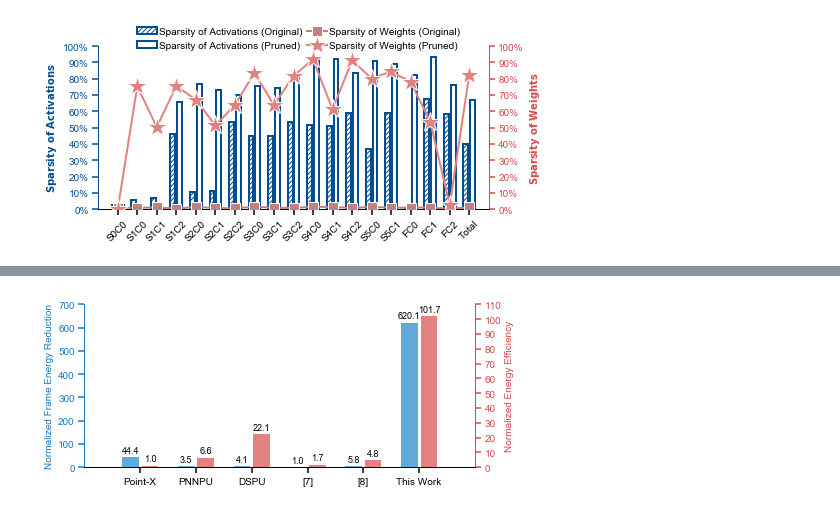
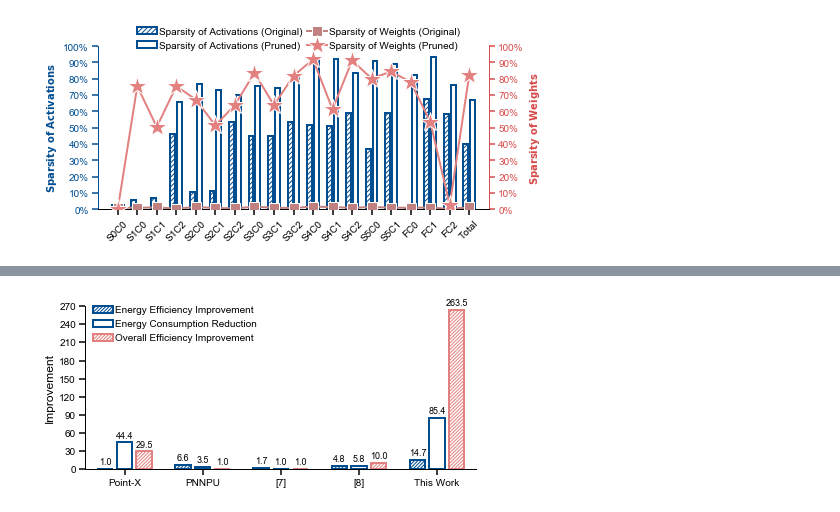
Before and after one commit to changchun-zhou/sagitta_fig, a Jupyter notebook: Nebula/scripts/Nebula.ipynb, the cells around one changed output, grey strips where cells are left out. Cells and saved outputs as stored; diff of their text form; code cells hidden in the pictures.

```diff
--- a/Nebula/scripts/Nebula.ipynb
+++ b/Nebula/scripts/Nebula.ipynb
@@ -824,7 +834,10 @@ elif case == 'Energy':
     # intra-PE
     fig_name = '../generate/Energy_Breakdown.svg'
     startangle= 0
+    # 5 Tech.
     area = np.array([2261206.05, 40360.19, 41641511.07, 506477.93, 21340562.00,800000])
+    # 3 Tech.
+    area = np.array([48.8, 1.74, 9463.9, 16.78, 2290.3, 17.1])
 
 fontsize = 18
 radius = 1.2
@@ -971,46 +1068,37 @@ y2_yticks_max = 12
 fig_name ='../generate/SOTA.svg'
 work = ['Point-X',
              'PNNPU',
-             'DSPU',
              '[7]',
              '[8]',
              'This Work']
-frame_energy_reduction = 11.1/np.array([0.25, 3.2, 2.7, 11.1, 1.9, 0.0179])
-energy_efficiency = np.array([0.8586, 5.65, 19, 1.5, 4.14, 87.35])/0.8586
-
+frame_energy_reduction = 11.1/np.array([0.25, 3.2, 11.1, 1.9, 0.13])
+energy_efficiency = np.array([0.8586, 5.65, 1.5, 4.14, 12.65])/0.8586
+Overall = np.array([0.59, 0.02, 0.02, 0.2, 5.27])/0.02
 x_value = np.arange(len(work))
 # x_label = "${Works}$"
 
-bar_width = 0.3
 xticks = work
-legend_loc = (0.01, 0.8)
-len_yticks = [7, 11]
-y2_label = "Normalized Energy Efficiency"
-y2_legend = "Normalized Energy Efficiency"
-y1_legend = ['Normalized Frame Energy Reduction']
-y1_value = [frame_energy_reduction]
-y2_value =[energy_efficiency]
-y2_legend = ['Normalized Energy Efficiency']
-y1_label = 'Normalized Frame Energy Reduction'
-
+legend_loc = (0.01, 0.75)
+len_yticks = [9, 11]
 figsize=(7,3)
 
-bar_width = 0.3
+bar_width = 0.2
 y1_yticks_max = 700
 y2_yticks_max = 110
 
-y_value = [y1_value, y2_value]
-y_label = [y1_label, y2_label]
-y_fig_type = [['bar'], ['bar']]
-y_legend = [y1_legend, y2_legend]
-legend_ncol = 2
-y_color=[[(97/255, 169/255, 218/255)], [(226/255, 129/255, 128/255)]]
-y_yticks_max = [y1_yticks_max, y2_yticks_max]
+y_value = np.array([[energy_efficiency, frame_energy_reduction, Overall]])
+y_label = ['Improvement']
+y_fig_type = [['bar', 'bar', 'bar'], ['bar']]
+y_legend = [['Energy Efficiency Improvement', 'Energy Consumption Reduction', 'Overall Efficiency Improvement']]
+legend_ncol = 1
+y_color=[[(1, 1, 1), (1, 1, 1), (1, 1, 1), ]]
+y_yticks_max = [270]
 
-print(y_color[0][0])
-print(y_color[1][0])
 print(y_value)
-print(xticks)
+for j in range(3):
+    for i in range(len(work)):
+        print(y_value[0][j][-1]/y_value[0][j][i])
+
 cls_plt_fig('').func_plt_fig(
     fig_name=fig_name,
     x_value=x_value,
@@ -1019,7 +1107,9 @@ cls_plt_fig('').func_plt_fig(
     y_fig_type = y_fig_type,
     y_legend = y_legend,
     y_color = y_color,
-    y_axis_color = [(29/255, 121/255, 190/255), (214/255, 73/255, 73/255)],
+    y_axis_color = [(0, 0, 0)],
+    y_edgecolor = [[(0/255, 77/255, 144/255), (0/255, 77/255, 144/255), (226/255, 129/255, 128/255)],[]],
+    y_hatch = [['///////', None, '///////'],[None, None]],
     y_yticks_max=y_yticks_max,
     y_yticks_min=[0, 0],
     len_yticks=len_yticks,
@@ -1031,6 +1121,7 @@ cls_plt_fig('').func_plt_fig(
     legend_ncol=legend_ncol,
     labelrotation = 0,
     bar_width = bar_width,
-    bar_gap_width = 0.05
+    bar_gap_width = 0.05,
+    border_width = 0.5
 )
 # %% [output]
@@ -1044 +1147 @@ cls_plt_fig('').func_plt_fig(
-[figure, old version]
+[figure, new version]
```
Also changed, not shown: parts of 10 cells of this notebook.
